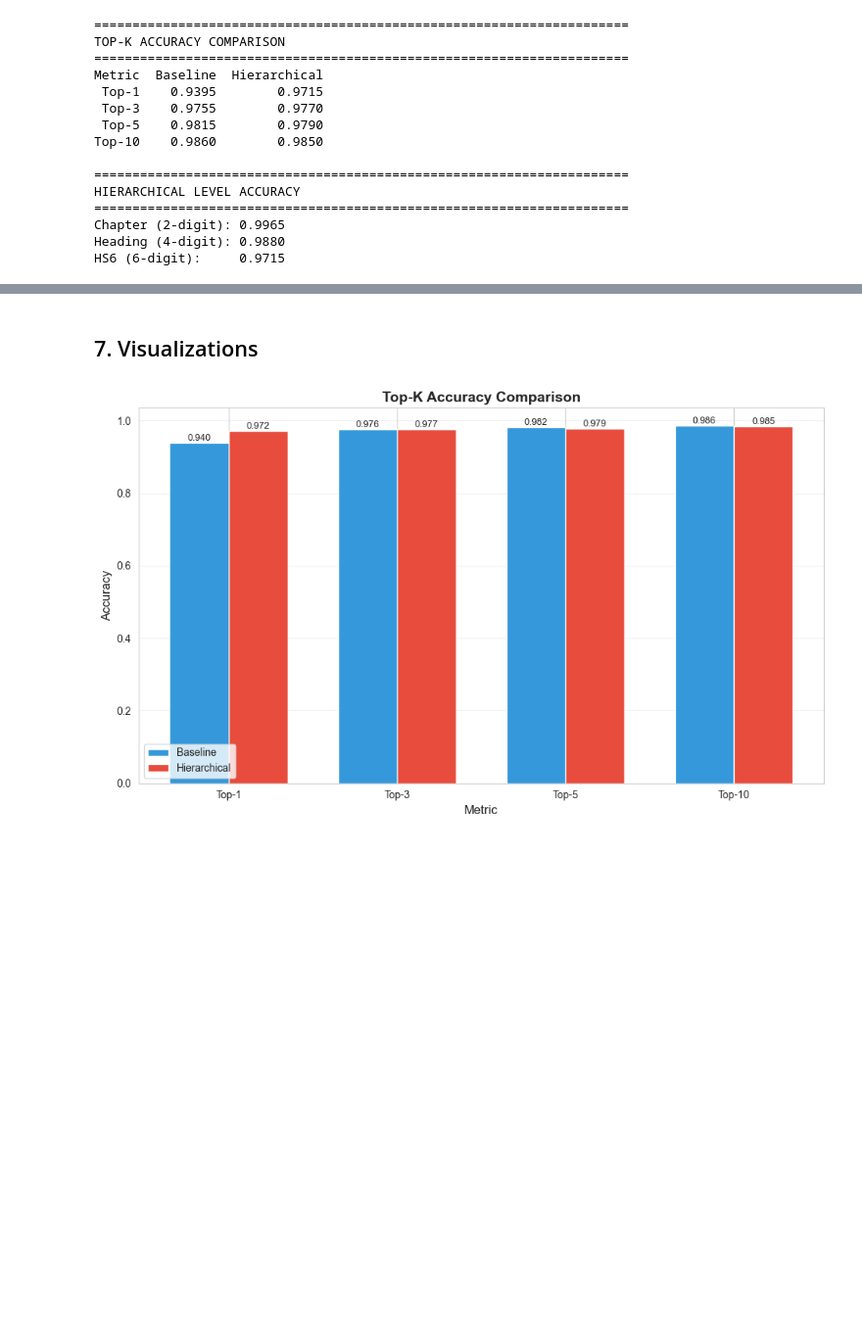
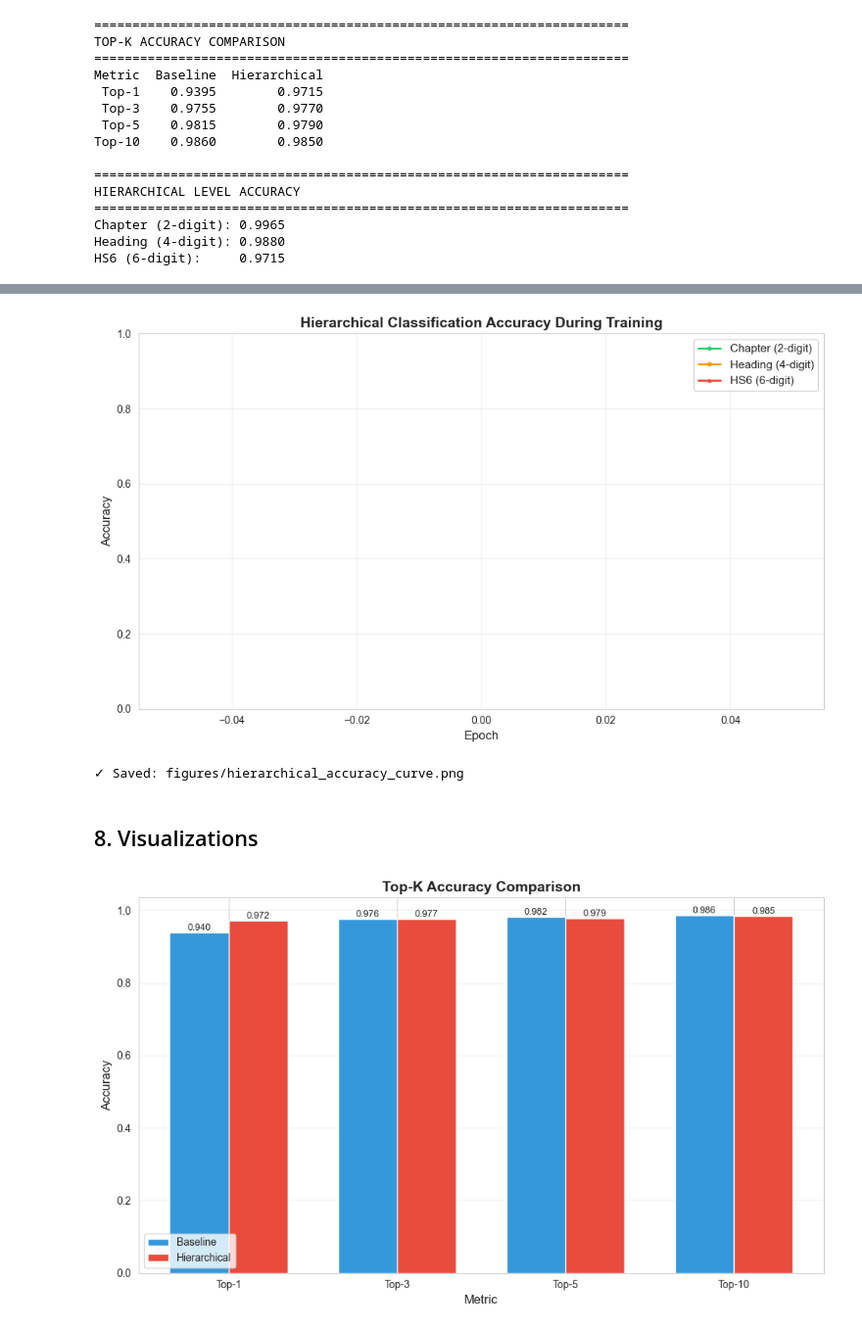
Before and after one commit to cgleonr/thsis_clean, a Jupyter notebook: notebooks/02_model_eval.ipynb, the cells around one changed output, grey strips where cells are left out. Shown at 98% size. Drawn from its saved outputs; the diff is of its cells as text; code cells hidden in the pictures; blank space fills up the shorter version.

```diff
--- a/notebooks/02_model_eval.ipynb
+++ b/notebooks/02_model_eval.ipynb
@@ -322,5 +437,24 @@ HS6 (6-digit):     0.9715
+# %%
+# Cell 3: Plot hierarchical accuracy curves
+fig, ax = plt.subplots(figsize=(10, 6))
+ax.plot(epochs, chapter_accs, label='Chapter (2-digit)', color='#2ecc71', linewidth=2, marker='o', markersize=3)
+ax.plot(epochs, heading_accs, label='Heading (4-digit)', color='#f39c12', linewidth=2, marker='s', markersize=3)
+ax.plot(epochs, hs6_accs, label='HS6 (6-digit)', color='#e74c3c', linewidth=2, marker='^', markersize=3)
+ax.set_xlabel('Epoch', fontsize=12)
+ax.set_ylabel('Accuracy', fontsize=12)
+ax.set_title('Hierarchical Classification Accuracy During Training', fontsize=14, fontweight='bold')
+ax.legend(fontsize=11)
+ax.grid(alpha=0.3)
+ax.set_ylim([0, 1])
+plt.tight_layout()
+plt.savefig(fig_dir / 'hierarchical_accuracy_curve.png', dpi=300, bbox_inches='tight')
+plt.show()
+print("✓ Saved: figures/hierarchical_accuracy_curve.png")
+# %% [output]
+[figure, added]
+✓ Saved: figures/hierarchical_accuracy_curve.png
 # %% [markdown]
-## 7. Visualizations
+## 8. Visualizations
 # %%
 # Top-K Accuracy Comparison
 fig, ax = plt.subplots(figsize=(10, 6))
```
Also changed, not shown: parts of 15 cells of this notebook.
